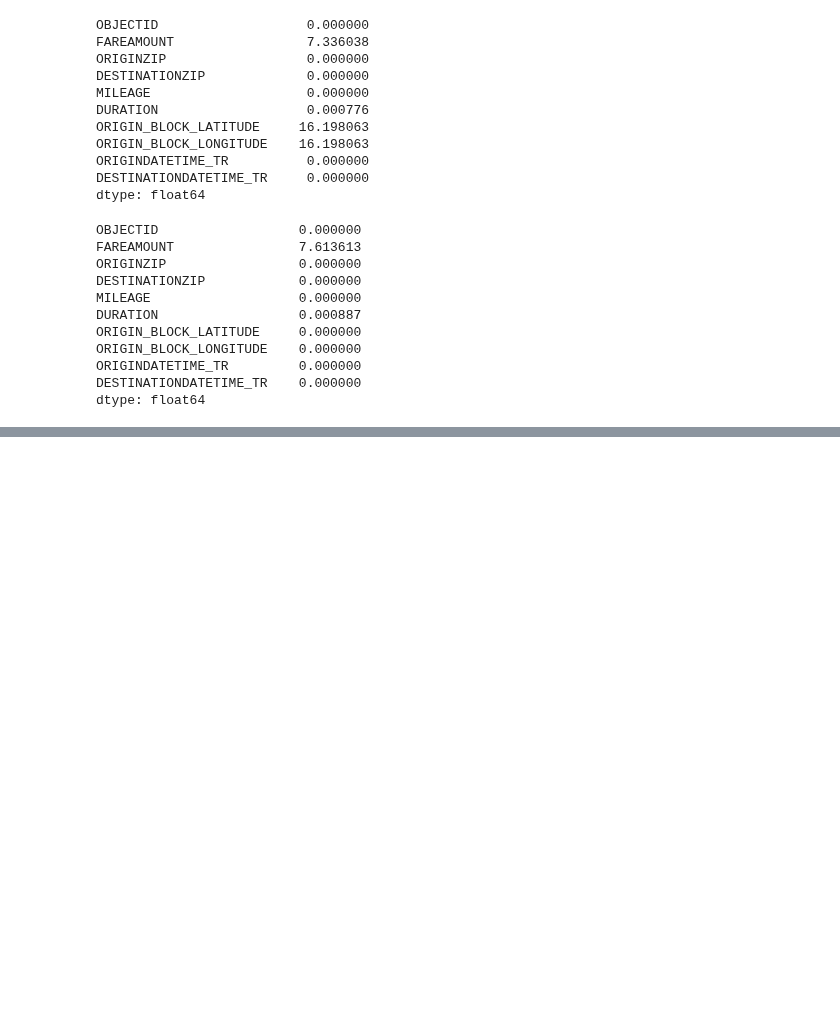
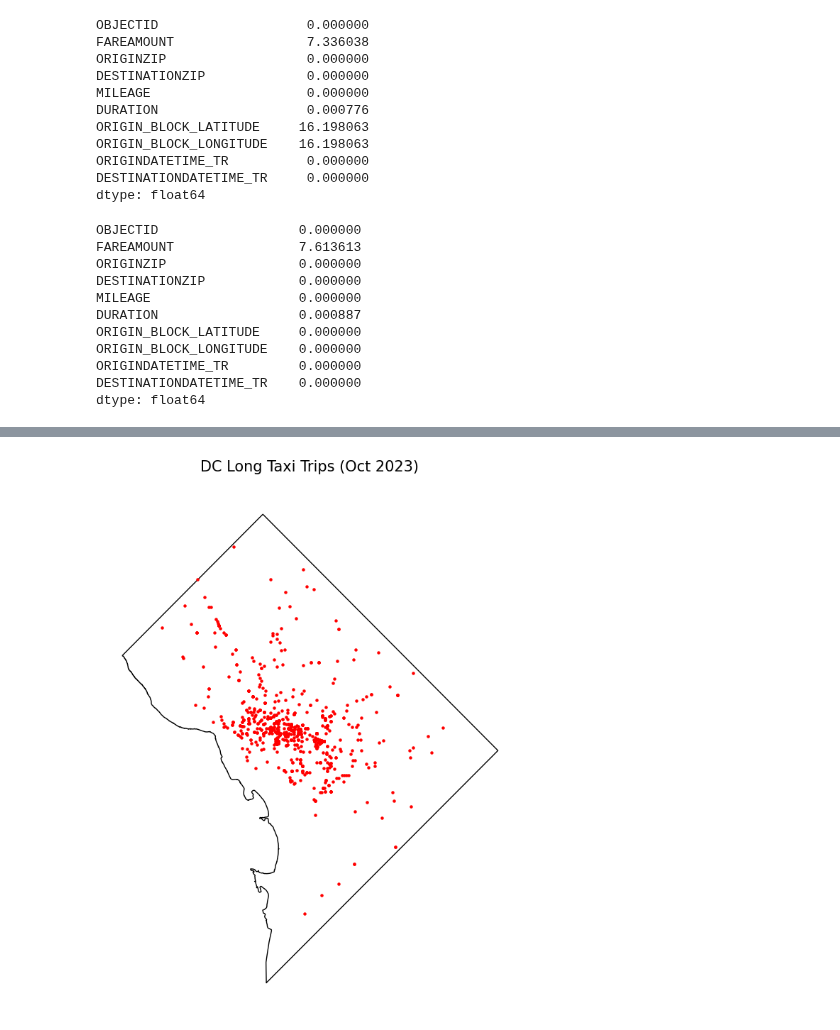
Before and after one commit to malamudj/taxi-washdc-analysis-demo, a Jupyter notebook: 3-geospatial-mapping-analysis.ipynb, the cells around one changed output, grey strips where cells are left out. Drawn from its saved outputs; the diff is of its cells as text; code cells hidden in the pictures; blank space fills up the shorter version.

```diff
--- a/3-geospatial-mapping-analysis.ipynb
+++ b/3-geospatial-mapping-analysis.ipynb
@@ -131,0 +169,19 @@ dtype: float64
+# %%
+# select single month to reduce geoprocessing
+trips_by_month = (
+    taxi_trips[taxi_trips['month'].isin([10])]
+    .reset_index()
+    )
+
+# selects trips of 30 or more miles
+long_trips_by_month = (
+    trips_by_month[trips_by_month['MILEAGE'] >= 30]
+    .reset_index()
+    )
+
+# create points column from lat/lon
+points = gpd.GeoDataFrame(
+    long_trips_by_month, geometry=gpd.points_from_xy(long_trips_by_month.ORIGIN_BLOCK_LONGITUDE, long_trips_by_month.ORIGIN_BLOCK_LATITUDE), crs="EPSG:4326"
+)
+
+print(points.head())
@@ -131,0 +206,30 @@ dtype: float64
+# %%
+# map long trips from January 2023
+fig, ax = plt.subplots(figsize=(8, 8))
+
+## plot DC boundary
+url = 'https://maps2.dcgis.dc.gov/dcgis/rest/services/DCGIS_DATA/Administrative_Other_Boundaries_WebMercator/MapServer/10/query?outFields=*&where=1%3D1&f=geojson'
+
+boundary =  gpd.read_file(url)
+
+ax = boundary.plot(
+    ax=ax,
+    color="white",
+    edgecolor="black"
+)
+
+## plot trip points
+points.plot(
+    ax=ax,
+    color="red",
+    markersize = 5
+).set_title(
+    'DC Long Taxi Trips (Oct 2023)',
+    pad=20,
+    fontsize=15
+)
+ax.axis('off')
+
+plt.tight_layout()
+# %% [output]
+[figure, added]
```
Also changed, not shown: parts of 5 cells of this notebook, 1 other file.
